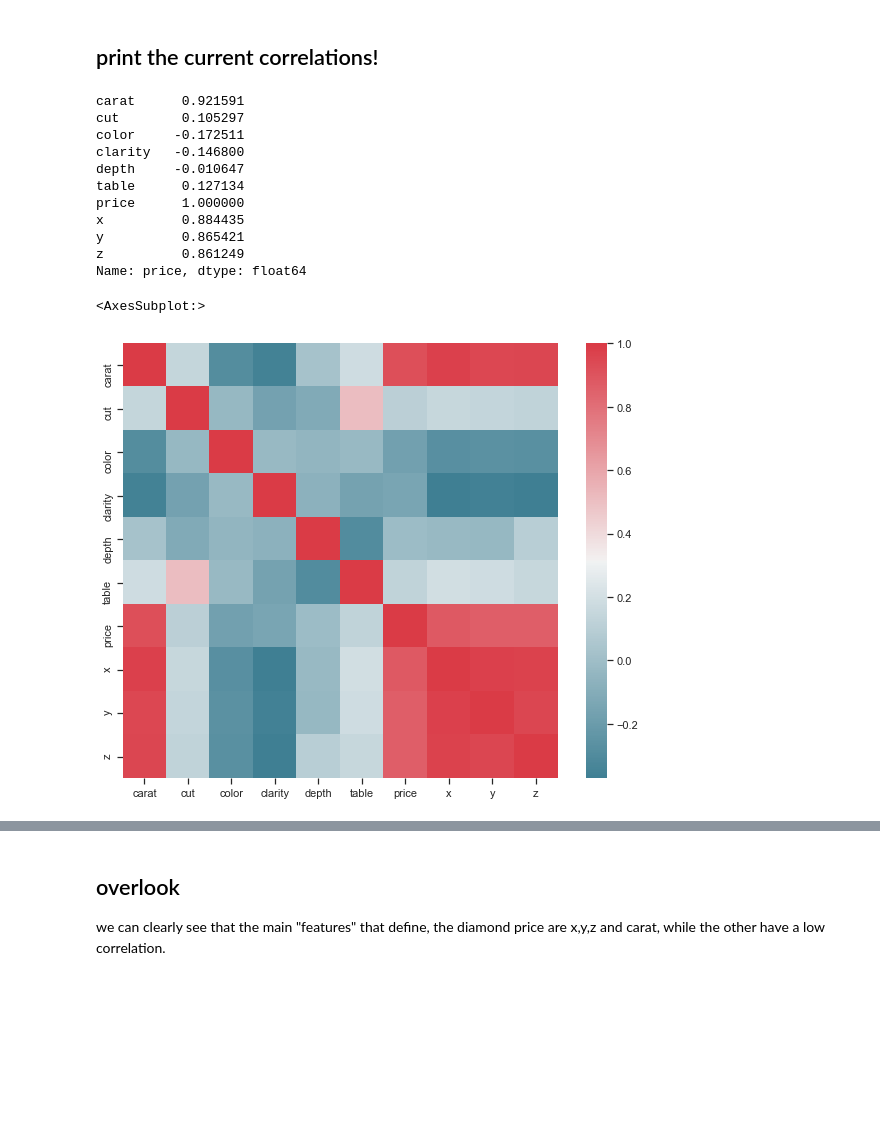
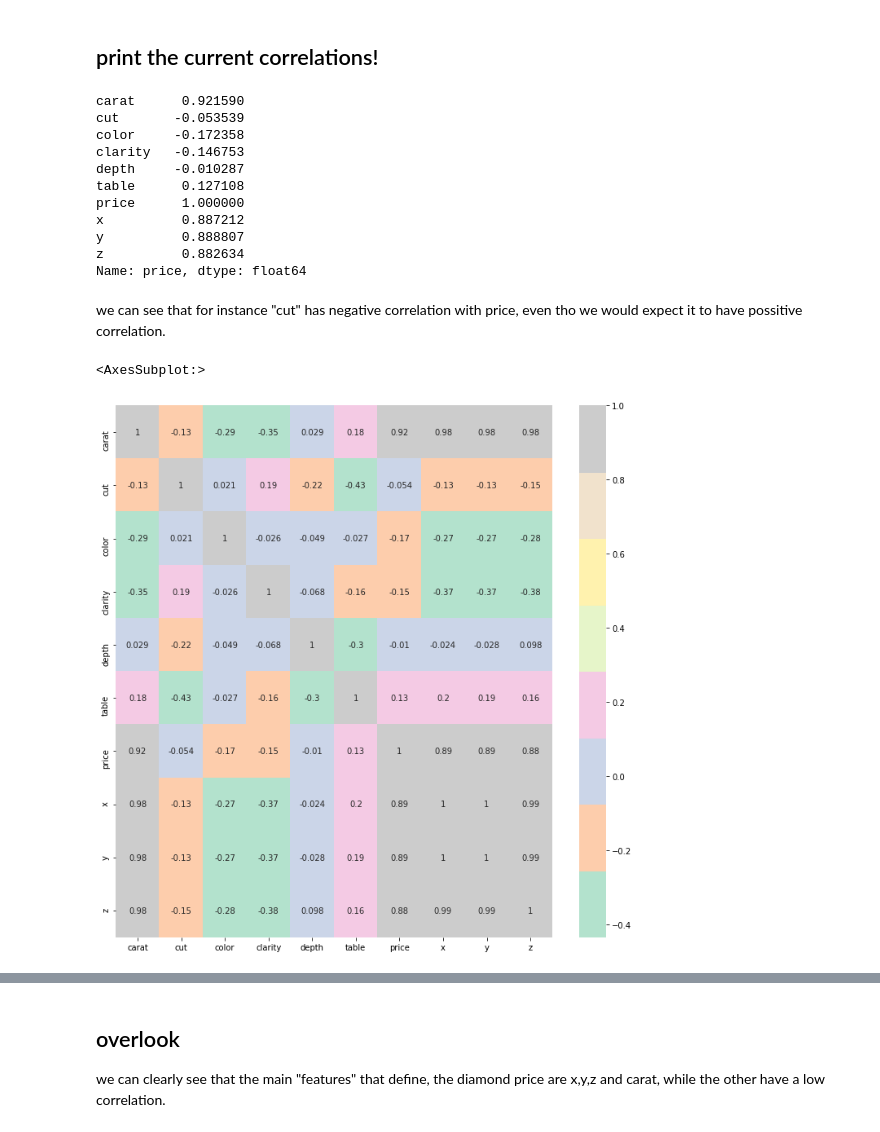
Before and after one commit to mike-tr/IntroToDS_Final, a Jupyter notebook: P3_regression_diamonds.ipynb, the cells around one changed output, grey strips where cells are left out. Cells and saved outputs as stored; diff of their text form; code cells hidden in the pictures; blank space fills up the shorter version.

Commit message:
done with diamond dataset

```diff
--- a/P3_regression_diamonds.ipynb
+++ b/P3_regression_diamonds.ipynb
@@ -80,0 +108,4 @@ False
+# %%
+diamonds = diamonds.loc[diamonds["x"] > 0].loc[
+    diamonds["y"] > 0].loc[diamonds["z"] > 0]
+diamonds.shape
@@ -345,0 +417,6 @@ same thing for the other columns.
+# %%
+diamonds_fix = diamonds.loc[(diamonds["depth"] > 45)&(diamonds["depth"] < 75)]
+diamonds_fix = diamonds_fix.loc[(diamonds_fix["table"] > 40)&(diamonds_fix["table"] < 80)]
+diamonds_fix = diamonds_fix.loc[(diamonds_fix["y"] < 30)]
+diamonds_fix = diamonds_fix.loc[(diamonds_fix["z"] < 30)&(diamonds_fix["z"] > 2)]
+print("new shape :",diamonds_fix.shape,",old shape :",diamonds.shape)
@@ -346,11 +438,11 @@ same thing for the other columns.
 # %%
-diamonds_c_object = diamonds.select_dtypes(include=['object']).copy()
+diamonds_c_object = diamonds_fix.select_dtypes(include=['object']).copy()
 for column in diamonds_c_object.columns:
     print(column, diamonds_c_object[column].unique())
 
 cut_map = {
     'Fair' : 11, 'Good' : 12,
-    'Very Good' : 13, 'Premium' : 14, 'Ideal' : 10
+    'Very Good' : 13, 'Premium' : 14, 'Ideal' : 15
 }
 
 color_map = {
@@ -370,7 +462,7 @@ all_map = {
     'clarity' : clarity_map
 }
 
-diamonds_all = diamonds.replace(all_map)
+diamonds_all = diamonds_fix.replace(all_map)
 diamonds_all
 # %% [output]
 cut ['Ideal' 'Premium' 'Good' 'Very Good' 'Fair']
@@ -394,24 +486,30 @@ clarity ['SI2' 'SI1' 'VS1' 'VS2' 'VVS2' 'VVS1' 'I1' 'IF']
 # %%
 diamonds_all.corr()["price"]
 # %% [output]
-carat      0.921591
-cut        0.105297
-color     -0.172511
-clarity   -0.146800
-depth     -0.010647
-table      0.127134
+carat      0.921590
+cut       -0.053539
+color     -0.172358
+clarity   -0.146753
+depth     -0.010287
+table      0.127108
 price      1.000000
-x          0.884435
-y          0.865421
-z          0.861249
+x          0.887212
+y          0.888807
+z          0.882634
 Name: price, dtype: float64
+# %% [markdown]
+we can see that for instance "cut" has negative correlation with price,
+even tho we would expect it to have possitive correlation.
 # %%
-import seaborn as sns
+#correlation matrix
+corr_mat= diamonds_all.corr()
+f, ax = plt.subplots(figsize=(12,12))
+sns.heatmap(corr_mat,cmap="Pastel2",annot=True)
 
-f, ax = plt.subplots(figsize=(10, 8))
-corr = diamonds_all.corr()
-sns.heatmap(corr, mask=np.zeros_like(corr, dtype=np.bool), cmap=sns.diverging_palette(220, 10, as_cmap=True),
-            square=True, ax=ax)
+# f, ax = plt.subplots(figsize=(10, 8))
+# corr = diamonds_all.corr()
+# sns.heatmap(corr, mask=np.zeros_like(corr, dtype=np.bool), cmap=sns.diverging_palette(220, 10, as_cmap=True),
+#             square=True, ax=ax)
 # %% [output]
 <AxesSubplot:>
-[figure, old version]
+[figure, new version]
```
Also changed, not shown: parts of 42 cells of this notebook, 1 other file.
